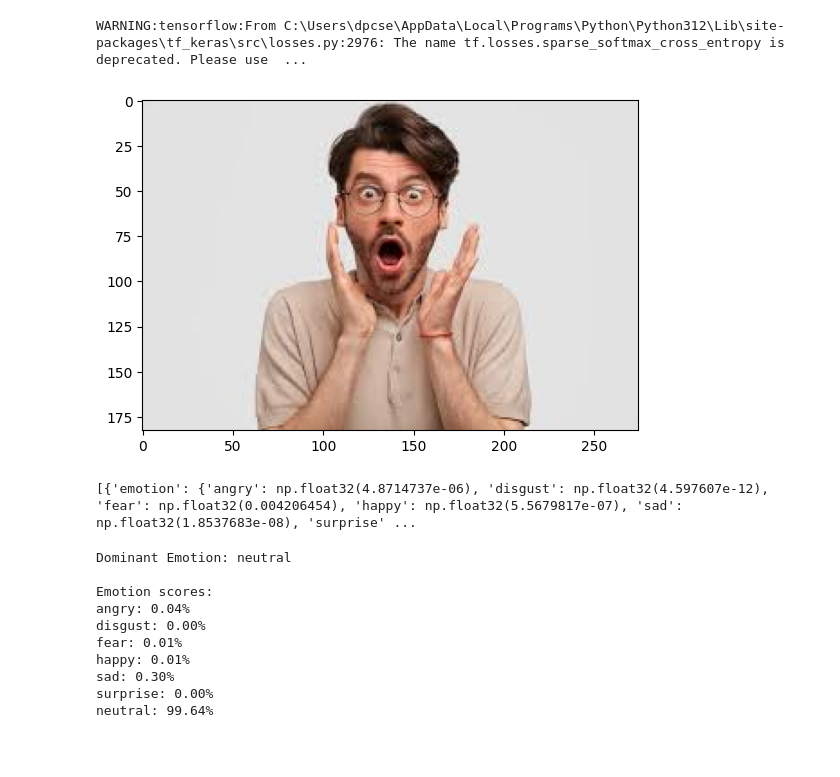
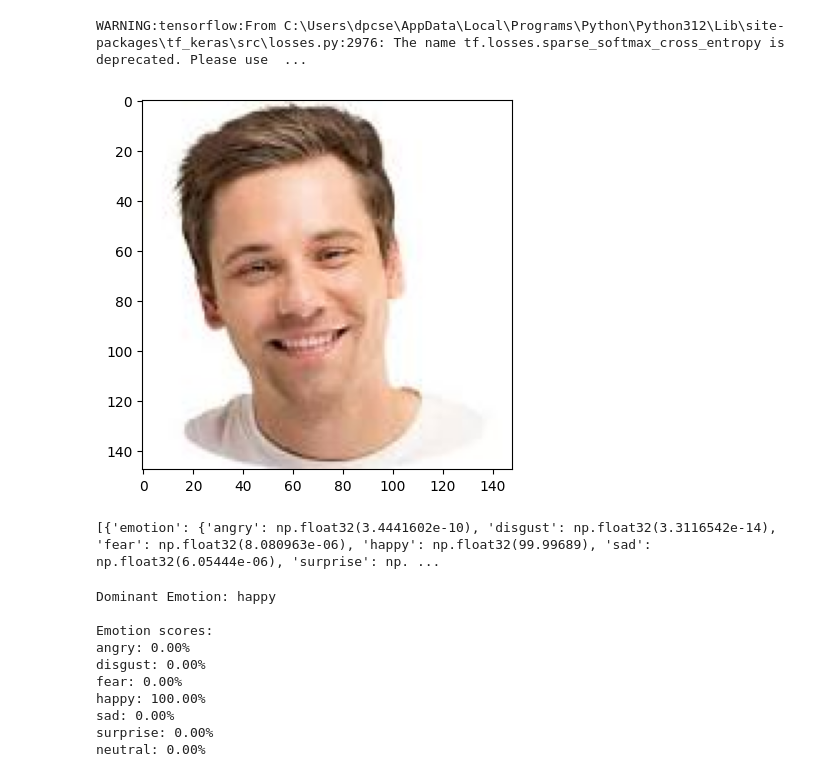
Before and after one commit to rahul955099/face_recognition, a Jupyter notebook: emotion_detection.ipynb, the cells around one changed output. Drawn from its saved outputs; the diff is of its cells as text; code cells hidden in the pictures; blank space fills up the shorter version.

Commit message:
emotion images updated

```diff
--- a/emotion_detection.ipynb
+++ b/emotion_detection.ipynb
@@ -9,21 +9,21 @@ from deepface import DeepFace
 WARNING:tensorflow:From C:\Users\dpcse\AppData\Local\Programs\Python\Python312\Lib\site-packages\tf_keras\src\losses.py:2976: The name tf.losses.sparse_softmax_cross_entropy is deprecated. Please use  ...
 # %%
 # read image
-#img = cv2.imread('happy.png')
+img = cv2.imread('happy.jpeg')
 #img = cv2.imread('angry_man.jpeg')
 #img = cv2.imread('sad.jpeg')
 #img = cv2.imread('fear.jpeg')
-img = cv2.imread('surprise.jpeg')
+#img = cv2.imread('surprise.jpeg')
 #img = cv2.imread('neutral.jpeg')
 #img = cv2.imread('disgust.jpeg')
 
 # call imshow() using plt object
 plt.imshow(img[:, :, : : -1])
 
 # display that image
 plt.show()
 # %% [output]
-[figure, old version]
+[figure, new version]
 # %%
 # storing the result
 result = DeepFace.analyze(img,
@@ -32,7 +32,7 @@ result = DeepFace.analyze(img,
 # print result
 print(result)
 # %% [output]
-[{'emotion': {'angry': np.float32(4.8714737e-06), 'disgust': np.float32(4.597607e-12), 'fear': np.float32(0.004206454), 'happy': np.float32(5.5679817e-07), 'sad': np.float32(1.8537683e-08), 'surprise' ...
+[{'emotion': {'angry': np.float32(3.4441602e-10), 'disgust': np.float32(3.3116542e-14), 'fear': np.float32(8.080963e-06), 'happy': np.float32(99.99689), 'sad': np.float32(6.05444e-06), 'surprise': np. ...
 # %%
 # DeepFace may return list or dict depending on version
 if isinstance(result, list):
@@ -47,13 +47,13 @@ print("\nEmotion scores:")
 for emo, score in emotion_scores.items():
     print(f"{emo}: {score:.2f}%")
 # %% [output]
-Dominant Emotion: neutral
+Dominant Emotion: happy
 
 Emotion scores:
-angry: 0.04%
+angry: 0.00%
 disgust: 0.00%
-fear: 0.01%
-happy: 0.01%
-sad: 0.30%
+fear: 0.00%
+happy: 100.00%
+sad: 0.00%
 surprise: 0.00%
-neutral: 99.64%
+neutral: 0.00%
```
Also changed, not shown: 3 other files.
